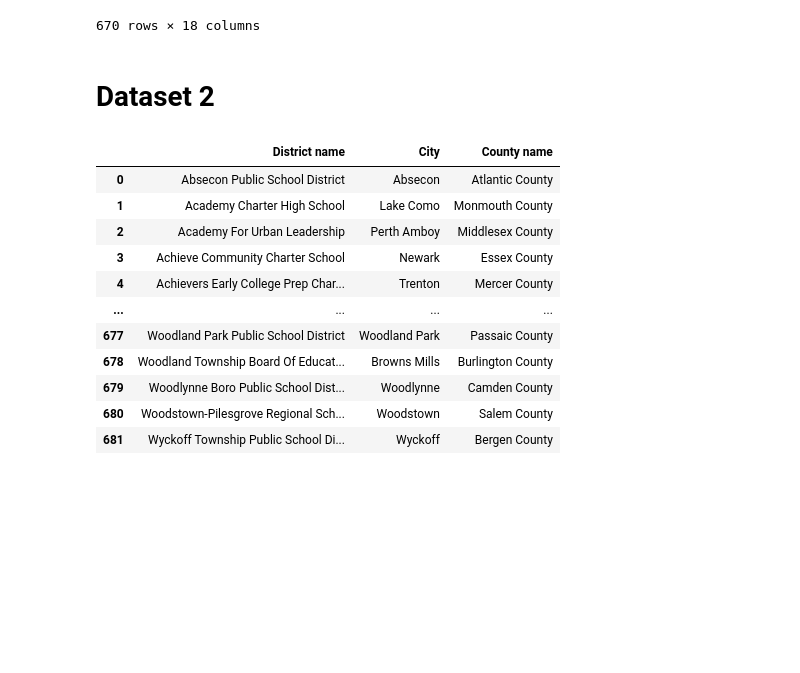
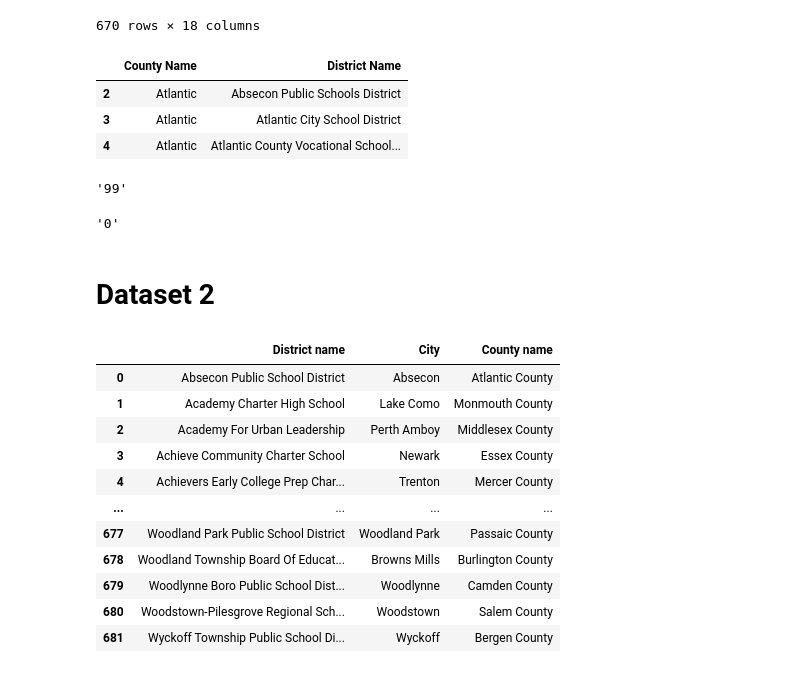
Before and after one commit to XiaoLiang28/vis, a Jupyter notebook: Fall23_PS1.ipynb, the cells around one changed output. Saved outputs shown, nothing was run; the diff lists cells and outputs as text; code cells hidden in the pictures; blank space fills up the shorter version.

```diff
--- a/Fall23_PS1.ipynb
+++ b/Fall23_PS1.ipynb
@@ -166,5 +168,5 @@ df1
-# %%
-df1.drop(['Unnamed: 18'],axis=1, inplace=True)
+# %%
+df1.drop(['Unnamed: 18', 'Unnamed: 19', 'Unnamed: 20', 'Unnamed: 21', 'Unnamed: 22', 'Unnamed: 23', 'Unnamed: 24', 'Unnamed: 25', 'Unnamed: 26', 'Unnamed: 27', 'Unnamed: 28', 'Unnamed: 29', 'Unnamed: 30', 'Unnamed: 31', 'Unnamed: 32', 'Unnamed: 33', 'Unnamed: 34', 'Unnamed: 35', 'Unnamed: 36', 'Unnamed: 37', 'Unnamed: 38', 'Unnamed: 39', 'Unnamed: 40', 'Unnamed: 41'],axis=1, inplace=True)
 # %%
 df1
 # %% [output]
@@ -181,3 +183,17 @@ df1
 | 670 | 80 | Charters | 8065 | University Heights Charter School | 858 | 0 | 0 | 724 | ... |
 | 671 | 80 | Charters | 8140 | The Village Charter School | 363 | 4 | 1.1 | 345 | ... |
 670 rows × 18 columns
+# %%
+df1[['County Name', 'District Name']][0:3]
+# %% [output]
+|  | County Name | District Name |
+| 2 | Atlantic | Absecon Public Schools District |
+| 3 | Atlantic | Atlantic City School District |
+| 4 | Atlantic | Atlantic County Vocational School... |
+# %%
+max(df1['%White'])
+print()
+min(df1['%White'])
+# %% [output]
+'99'
+'0'
```
Also changed, not shown: parts of 3 cells of this notebook.
